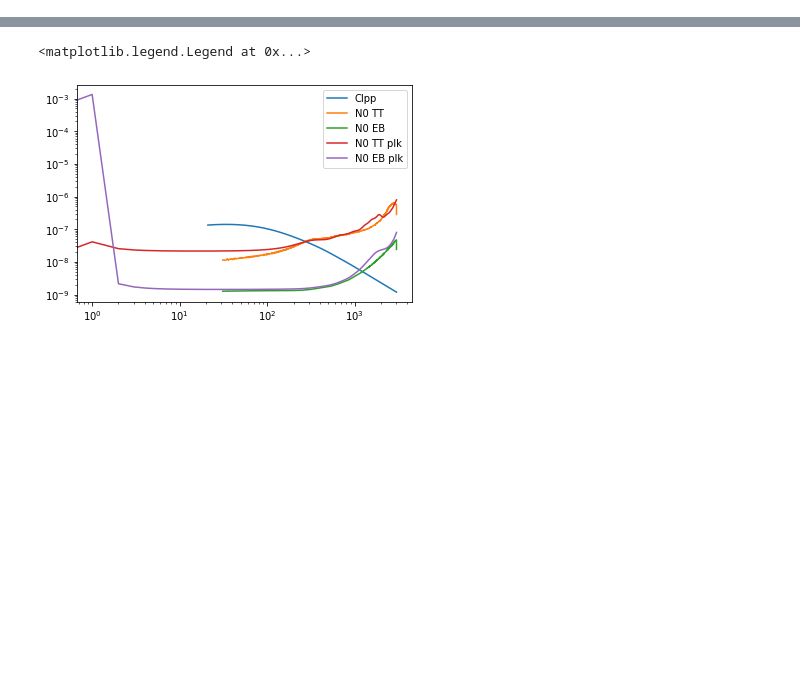
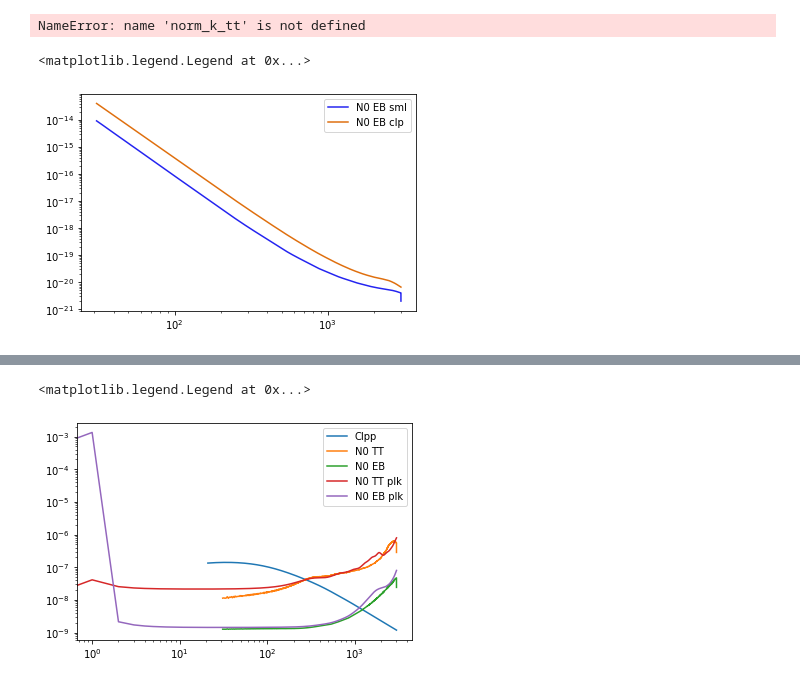
Before and after one commit to HongboCai/lens_rot_bias, a Jupyter notebook: notebooks/test_N1aa.ipynb, the cells around one changed output, grey strips where cells are left out. Cells and saved outputs as stored; diff of their text form; code cells hidden in the pictures; blank space fills up the shorter version.

```diff
--- a/notebooks/test_N1aa.ipynb
+++ b/notebooks/test_N1aa.ipynb
@@ -92,14 +80,17 @@ print(bin_edge)
 # %%
-shape, wcs = enmap.fullsky_geometry(res=4*pixell.utils.arcmin)
+shape, wcs = enmap.fullsky_geometry(res=2*pixell.utils.arcmin)
 # %%
+ellmaxs = [3000]
 for exp, param in exps_config.items():
     for ellmax in ellmaxs:
         feed_dict = {}
+
         map_modlmap = enmap.modlmap(shape, wcs)
         kbeam = s.utils.gauss_beam(map_modlmap, param['beam_arcmin'])
         n2d = (param['nlev_p']*np.pi/180./60.)**2./kbeam**2.
 
-        feed_dict['uC_E_E'] = s.utils.interp(ells, clee)(map_modlmap)
+        ells = np.arange(0, ellmax+1)
+        feed_dict['uC_E_E'] = s.utils.interp(ells, clee[ells])(map_modlmap)
         feed_dict['tC_E_E'] = feed_dict['uC_E_E'] + n2d
         feed_dict['tC_B_B'] = n2d
 
@@ -114,3 +105,6 @@ for exp, param in exps_config.items():
                        xmask=cmask,
                        ymask=cmask,
                        kmask=kmask)
+# Ls, norm_tt = binave(norm_k_tt, map_modlmap, ellmin+0.5, ellmax-1, 1)
+# %% [output]
+NameError: name 'norm_k_tt' is not defined
@@ -139,3 +114,26 @@ for exp, param in exps_config.items():
 # %%
-Ls, norm_tt = binave(norm_k_tt, map_modlmap, ellmin+0.5, ellmax-1, 1)
-Ls, norm_eb = binave(norm_k_eb, map_modlmap, ellmin+0.5, ellmax-1, 1)
+norm_eb_sml = np.loadtxt('norm_eb_symlens.txt')
+# %%
+# use cmblensplus to calculate norm and noise
+ellmaxs = [3000]
+for exp, param in exps_config.items():
+    for ellmax in ellmaxs:
+        clee, clbb = theory.lCl('EE', ls), theory.lCl('BB', ls)
+        nlee = (param['nlev_p']*np.pi/180/60)**2/maps.gauss_beam(ls, param['beam_arcmin'])**2
+        nlbb = nlee
+        oclee = clee + nlee
+        oclbb = clbb + nlbb
+        oclee[0], oclee[1], oclbb[0], oclbb[1] = 1, 1, 1, 1
+
+        oclee[0], oclee[1], oclbb[0], oclbb[1] = 1, 1, 1, 1
+        Al_eb = curvedsky.norm_quad.qeb('lens', ellmax, ellmin, ellmax, clee[:ellmax+1],\
+                                        oclee[:ellmax+1], oclbb[:ellmax+1], lfac='')
+# %%
+plt.plot(Ls, norm_eb/Ls**2, label='N0 EB sml')
+plt.plot(Ls, Al_eb[0][31:], label='N0 EB clp')
+plt.yscale('log')
+plt.xscale('log')
+plt.legend()
+# %% [output]
+<matplotlib.legend.Legend at 0x...>
+[figure, added]
```
Also changed, not shown: parts of 21 cells of this notebook, 7 other files.
